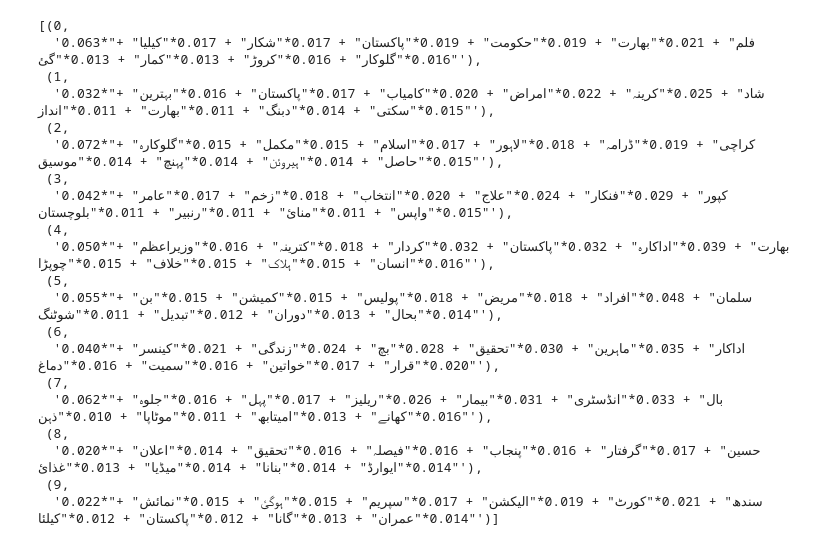
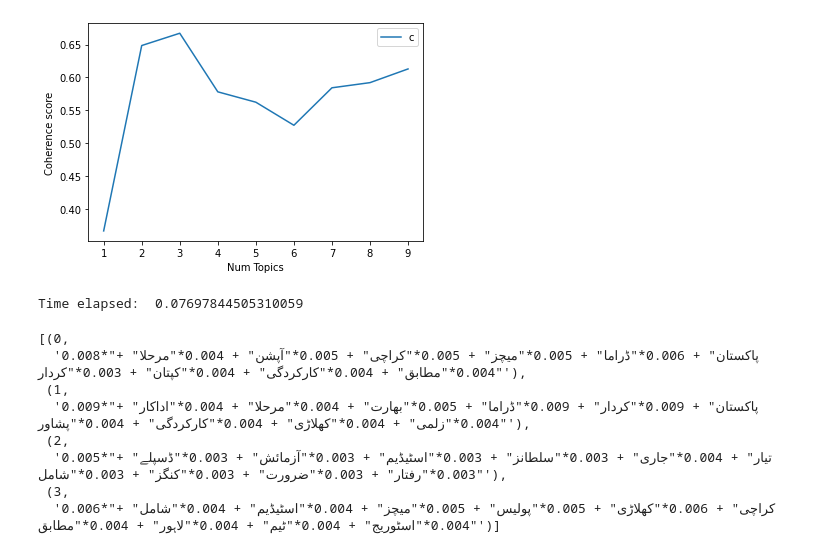
Before and after one commit to Hassan-Umar/FYP, a Jupyter notebook: pre_processing new.ipynb, the cells around one changed output. Drawn from its saved outputs; the diff is of its cells as text; code cells hidden in the pictures.

```diff
--- a/pre_processing new.ipynb
+++ b/pre_processing new.ipynb
@@ -53,28 +137,61 @@ corpus = [dictionary.doc2bow(text) for text in final]
+# %%
+def compute_hdp_coherence_values(dictionary, corpus, texts, limit, start, step):
+    """
+    Compute c_v coherence for various number of topics
+
+    Parameters:
+    ----------
+    dictionary : Gensim dictionary
+    corpus : Gensim corpus
+    texts : List of input texts
+    limit : Max num of topics
+
+    Returns:
+    -------
+    model_list : List of HDP topic models
+    coherence_values : Coherence values corresponding to the HDP model with respective number of topics
+    """
+    coherence_values = []
+    model_list = []
+    for num_topics in range(start, limit, step):
+        model=HdpModel(corpus=corpus, id2word=dictionary, num_topics=num_topics)
+        model_list.append(model)
+        coherencemodel = CoherenceModel(model=model, texts=texts, dictionary=dictionary, coherence='c_v')
+        coherence_values.append(coherencemodel.get_coherence())
+
+    return model_list, coherence_values
+
+model_list, coherence_values = compute_lsi_coherence_values(dictionary=dictionary, corpus=corpus, texts=final, start=1, limit=10, step=1)
+# Show graph
+import matplotlib.pyplot as plt
+limit=10; start=1; step=1;
+x = range(start, limit, step)
+plt.plot(x, coherence_values)
+plt.xlabel("Num Topics")
+plt.ylabel("Coherence score")
+plt.legend(("coherence_values"), loc='best')
+plt.show()
+# %% [output]
+[figure, added]
 # %%
 from gensim.models import CoherenceModel, LdaModel, LsiModel, HdpModel
-ldamodel = LdaModel(corpus=corpus, num_topics=10, id2word=dictionary)
+import time
+
+t0= time.time()
+ldamodel = LdaModel(corpus=corpus, num_topics=4, id2word=dictionary)
+t1 = time.time() - t0
+print("Time elapsed: ", t1)
 ldamodel.show_topics()
 # %% [output]
-[(0,
-  '0.063*"فلم" + 0.021*"بھارت" + 0.019*"حکومت" + 0.019*"پاکستان" + 0.017*"شکار" + 0.017*"کیلیا" + 0.016*"گلوکار" + 0.016*"کروڑ" + 0.013*"کمار" + 0.013*"گئ"'),
- (1,
-  '0.032*"شاد" + 0.025*"کرینہ" + 0.022*"امراض" + 0.020*"کامیاب" + 0.017*"پاکستان" + 0.016*"بہترین" + 0.015*"سکتی" + 0.014*"دبنگ" + 0.011*"بھارت" + 0.011*"انداز"'),
- (2,
-  '0.072*"کراچی" + 0.019*"ڈرامہ" + 0.018*"لاہور" + 0.017*"اسلام" + 0.015*"مکمل" + 0.015*"گلوکارہ" + 0.015*"حاصل" + 0.014*"ہیروئن" + 0.014*"پہنچ" + 0.014*"موسیق"'),
- (3,
-  '0.042*"کپور" + 0.029*"فنکار" + 0.024*"علاج" + 0.020*"انتخاب" + 0.018*"زخم" + 0.017*"عامر" + 0.015*"واپس" + 0.011*"منائ" + 0.011*"رنبیر" + 0.011*"بلوچستان"'),
- (4,
-  '0.050*"بھارت" + 0.039*"اداکارہ" + 0.032*"پاکستان" + 0.032*"کردار" + 0.018*"کترینہ" + 0.016*"وزیراعظم" + 0.016*"انسان" + 0.015*"ہلاک" + 0.015*"خلاف" + 0.015*"چوپڑا"'),
- (5,
-  '0.055*"سلمان" + 0.048*"افراد" + 0.018*"مریض" + 0.018*"پولیس" + 0.015*"کمیشن" + 0.015*"بن" + 0.014*"بحال" + 0.013*"دوران" + 0.012*"تبدیل" + 0.011*"شوٹنگ"'),
- (6,
-  '0.040*"اداکار" + 0.035*"ماہرین" + 0.030*"تحقیق" + 0.028*"بچ" + 0.024*"زندگی" + 0.021*"کینسر" + 0.020*"قرار" + 0.017*"خواتین" + 0.016*"سمیت" + 0.016*"دماغ"'),
- (7,
-  '0.062*"بال" + 0.033*"انڈسٹری" + 0.031*"بیمار" + 0.026*"ریلیز" + 0.017*"پہل" + 0.016*"جلوہ" + 0.016*"کھانے" + 0.013*"امیتابھ" + 0.011*"موٹاپا" + 0.010*"ذہن"'),
- (8,
-  '0.020*"حسین" + 0.017*"گرفتار" + 0.016*"پنجاب" + 0.016*"فیصلہ" + 0.016*"تحقیق" + 0.014*"اعلان" + 0.014*"ایوارڈ" + 0.014*"بنانا" + 0.014*"میڈیا" + 0.013*"غذائ"'),
- (9,
-  '0.022*"سندھ" + 0.021*"کورٹ" + 0.019*"الیکشن" + 0.017*"سپریم" + 0.015*"ہوگئ" + 0.015*"نمائش" + 0.014*"عمران" + 0.013*"گانا" + 0.012*"پاکستان" + 0.012*"کیلئا"')]
+Time elapsed:  0.07697844505310059
+[(0,
+  '0.008*"پاکستان" + 0.006*"ڈراما" + 0.005*"میچز" + 0.005*"کراچی" + 0.005*"آپشن" + 0.004*"مرحلا" + 0.004*"مطابق" + 0.004*"کارکردگی" + 0.004*"کپتان" + 0.003*"کردار"'),
+ (1,
+  '0.009*"پاکستان" + 0.009*"کردار" + 0.009*"ڈراما" + 0.005*"بھارت" + 0.004*"مرحلا" + 0.004*"اداکار" + 0.004*"زلمی" + 0.004*"کھلاڑی" + 0.004*"کارکردگی" + 0.004*"پشاور"'),
+ (2,
+  '0.005*"تیار" + 0.004*"جاری" + 0.003*"سلطانز" + 0.003*"اسٹیڈیم" + 0.003*"آزمائش" + 0.003*"ڈسپلے" + 0.003*"رفتار" + 0.003*"ضرورت" + 0.003*"کنگز" + 0.003*"شامل"'),
+ (3,
+  '0.006*"کراچی" + 0.006*"کھلاڑی" + 0.005*"پولیس" + 0.005*"میچز" + 0.004*"اسٹیڈیم" + 0.004*"شامل" + 0.004*"اسٹوریج" + 0.004*"ٹیم" + 0.004*"لاہور" + 0.004*"مطابق"')]
 # %%
 import pyLDAvis.gensim
 pyLDAvis.enable_notebook()
```
Also changed, not shown: parts of 17 cells of this notebook.
